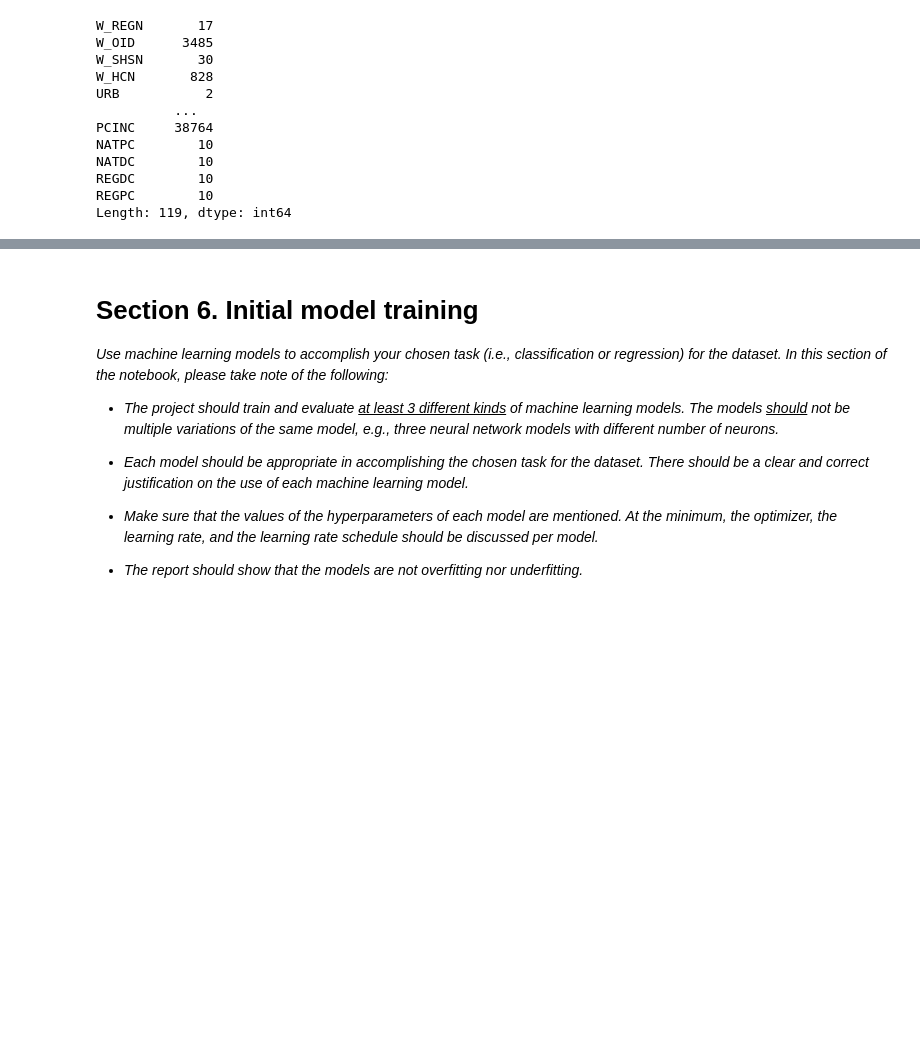
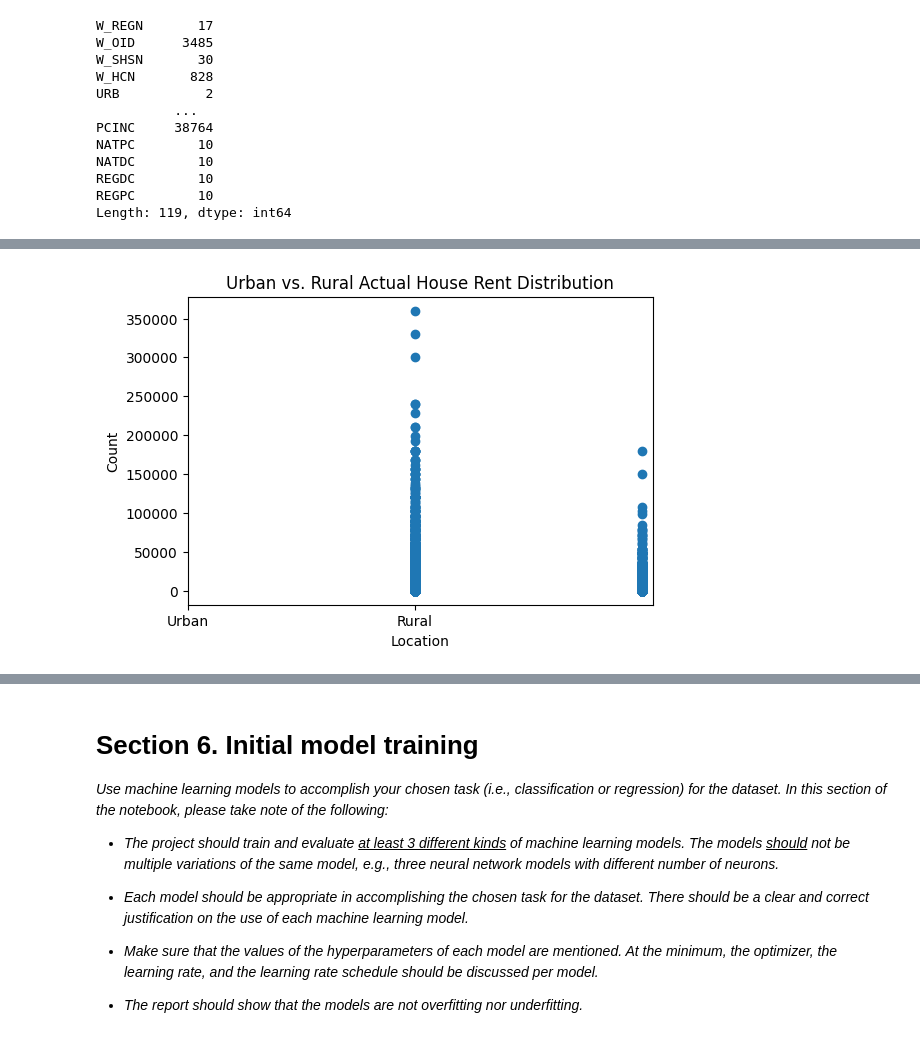
Before and after one commit to jjg-git/stintsyML, a Jupyter notebook: STINTSY project.ipynb, the cells around one changed output, grey strips where cells are left out. Cells and saved outputs as stored; diff of their text form; code cells hidden in the pictures; blank space fills up the shorter version.

```diff
--- a/STINTSY project.ipynb
+++ b/STINTSY project.ipynb
@@ -542,0 +572,18 @@ ValueError: 'facecolor' or 'color' argument must be a valid color orsequence of
+# %%
+plt.figure(figsize=(6, 4))
+
+# plt.subplot(131)
+plt.title('Urban vs. Rural Actual House Rent Distribution')
+# plt.bar(df_fies['URB'], df_fies['T_ACTRENT'])
+plt.scatter(df_fies['URB'], df_fies['T_ACTRENT'])
+plt.xticks(ticks=[0, 1], labels=['Urban', 'Rural'])
+plt.xlabel('Location')
+plt.ylabel('Count')
+# plt.subplot(132)
+# plt.scatter(names, values)
+# plt.subplot(133)
+# plt.plot(names, values)
+# plt.suptitle('Categorical Plotting')
+plt.show()
+# %% [output]
+[figure, added]
```
Also changed, not shown: parts of 7 cells of this notebook.
